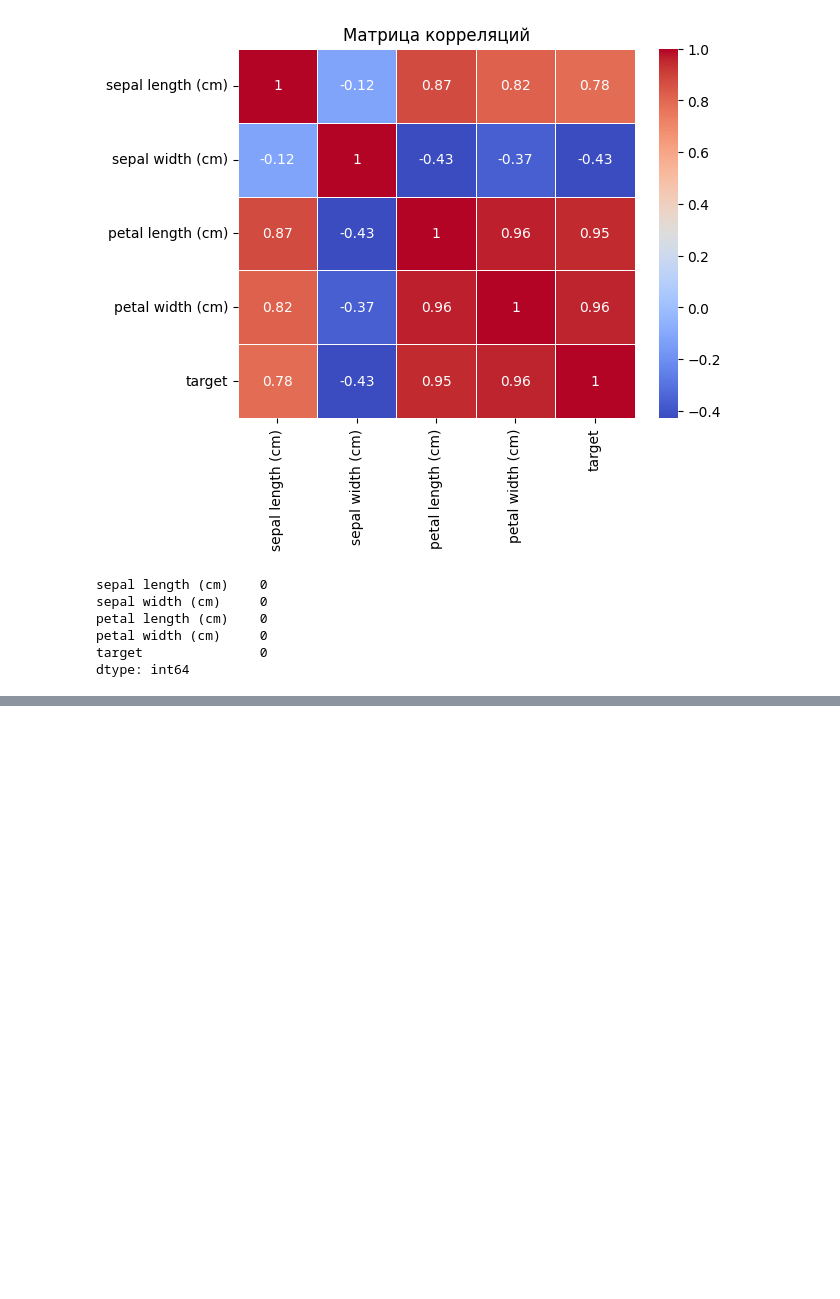
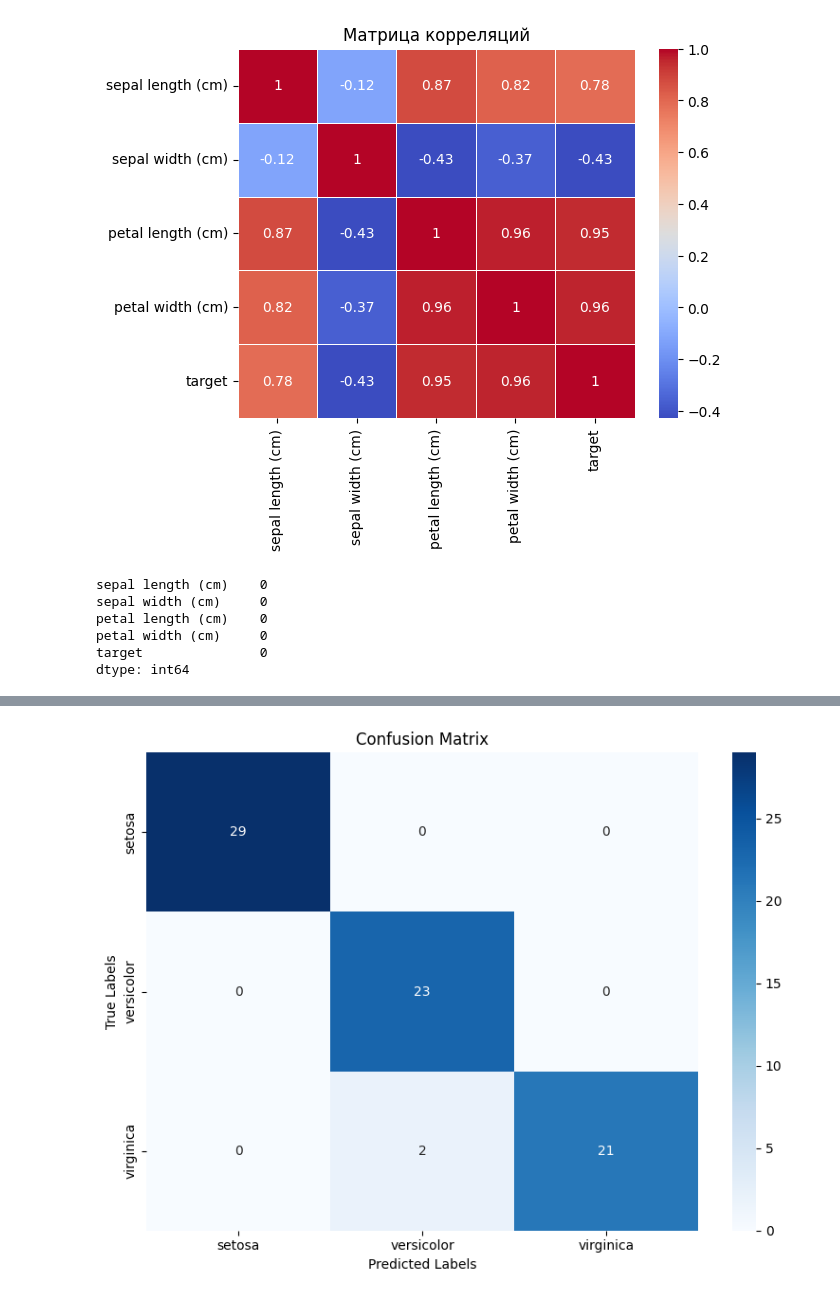
Before and after one commit to LisaNota/spbu-dvc-pipeline, a Jupyter notebook: iris.ipynb, the cells around one changed output, grey strips where cells are left out. Cells and saved outputs as stored; diff of their text form; code cells hidden in the pictures; blank space fills up the shorter version.

```diff
--- a/iris.ipynb
+++ b/iris.ipynb
@@ -56,0 +91,17 @@ dtype: int64
+# %%
+from sklearn.model_selection import train_test_split
+
+X_train, X_test, y_train, y_test = train_test_split(data.drop('target',axis=1),
+                                                    data['target'], test_size=0.5,
+                                                    random_state=42)
+# %%
+from catboost import CatBoostClassifier
+
+model = CatBoostClassifier(iterations=500,
+                           learning_rate=0.1,
+                           depth=6,
+                           loss_function='MultiClass',
+                           verbose=100,
+                           random_seed=42)
+# %%
+model.fit(X_train, y_train)
@@ -56,0 +116,6 @@ dtype: int64
+# %%
+y_pred = model.predict(X_test)
+cm = confusion_matrix(y_test, y_pred)
+print(cm)
+print("_"*20)
+print(classification_report(y_test,y_pred))
@@ -56,0 +136,4 @@ dtype: int64
+# %%
+plot_confusion_matrix(y_test, y_pred, ['setosa', 'versicolor', 'virginica'], filename='confusion_matrix')
+# %% [output]
+[figure, added]
```
Also changed, not shown: parts of 6 cells of this notebook, 7 other files.
